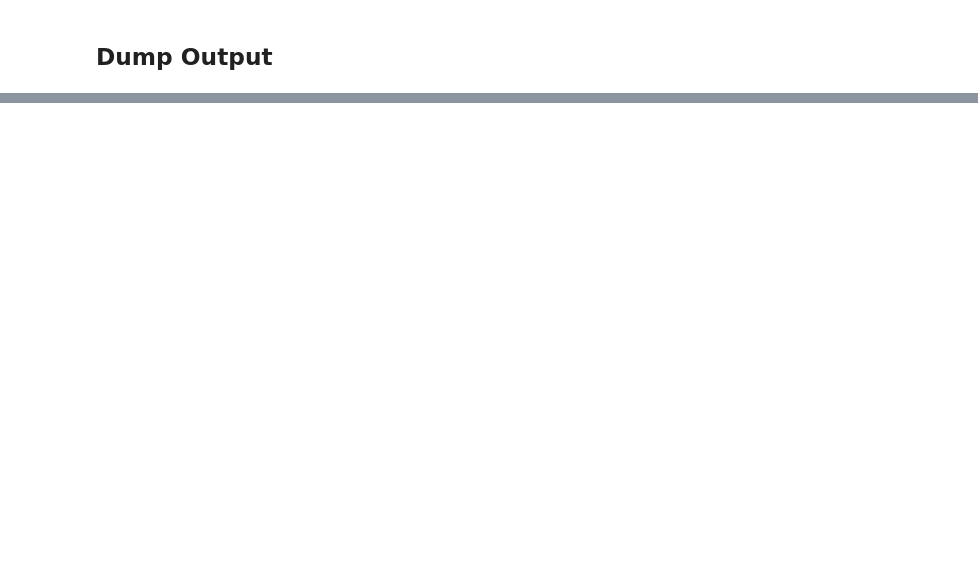
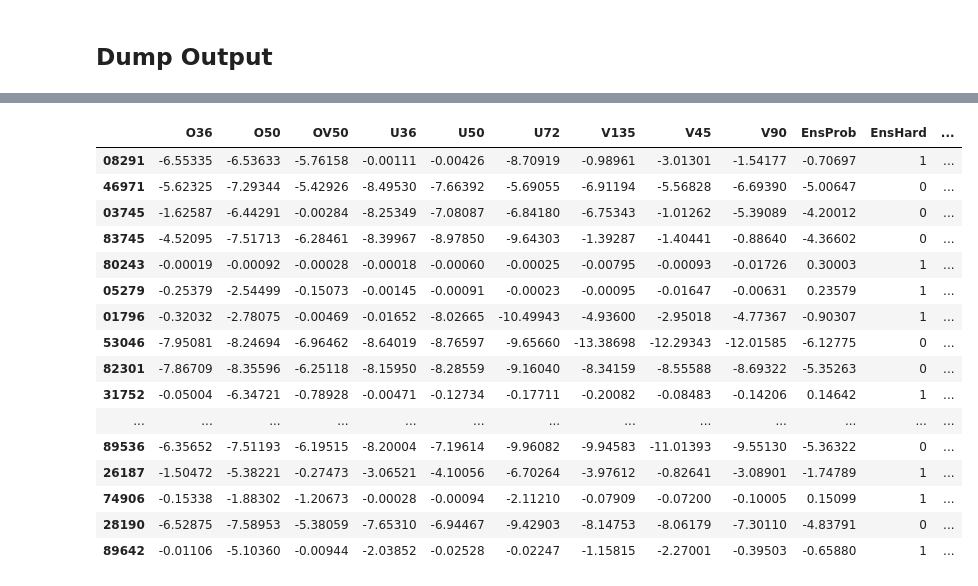
Before and after one commit to obarnard99/vilio, a Jupyter notebook: ens.ipynb, the cells around one changed output, grey strips where cells are left out. Drawn from its saved outputs; the diff is of its cells as text; code cells hidden in the pictures; blank space fills up the shorter version.

```diff
--- a/ens.ipynb
+++ b/ens.ipynb
@@ -14,6 +15,7 @@ from utils.ens import *
 # %%
 pd.set_option("display.width", 180)
 pd.set_option("display.max_rows", None)
+pd.set_option('display.float_format', lambda x: '%.5f' % x)
 # %% [markdown]
 ## Load Data
 # %%
@@ -22,6 +24,7 @@ gt_path = './data'
 # %%
 # Ground truth
 gt = pd.read_json(os.path.join(gt_path, 'dev_seen.jsonl'), lines=True)
+dev_or = {'Correct': gt}
 
 dev, ts, tu = {}, {}, {}
 print('Loading data:')
@@ -39,6 +42,7 @@ for csv in sorted(os.listdir(path)):
             ts[name] = pd.read_csv(os.path.join(path, csv))
             ts_idx = ts[name].id.values
 
+dev_or.update(dev)
 dev_probas = pd.DataFrame({k: v.proba.values for k, v in dev.items()})
 #dev_probas.set_index(dev_idx, inplace=True)
 ts_probas = pd.DataFrame({k: v.proba.values for k, v in ts.items()})
@@ -207,6 +218,8 @@ experiment = 'OVU2'
 acc, threshold = acc_from_roc(gt.label, dev_best)
 
 # As Simplex at some point simply weighs the highest of all - lets take sx as the final prediction after x loops
+dev_labels = dev_best.apply(lambda x: 1 if x > threshold else 0)
+dev_out = pd.DataFrame({'id': dev_idx, 'proba': dev_best, 'label': dev_labels})
 ts_labels = ts_best.apply(lambda x: 1 if x > threshold else 0)
 ts_out = pd.DataFrame({'id': ts_idx, 'proba': ts_best, 'label': ts_labels})
 tu_labels = tu_best.apply(lambda x: 1 if x > threshold else 0)
@@ -219,0 +258,26 @@ acc
+# %%
+compare = pd.DataFrame({k: v.proba.values for k, v in dev_or.items() if k != 'Correct'})
+compare['EnsProb'] = dev_out.proba.values
+compare['EnsHard'] = dev_out.label.values
+compare['Correct'] = gt.label.values
+full_idx = gt.img.apply(lambda x: x[4:-4]).values
+compare.set_index(full_idx, inplace=True)
+compare
+# %% [output]
+|  | O36 | O50 | OV50 | U36 | U50 | U72 | V135 | V45 | V90 | EnsProb | EnsHard | ... |
+| 08291 | -6.55335 | -6.53633 | -5.76158 | -0.00111 | -0.00426 | -8.70919 | -0.98961 | -3.01301 | -1.54177 | -0.70697 | 1 | ... |
+| 46971 | -5.62325 | -7.29344 | -5.42926 | -8.49530 | -7.66392 | -5.69055 | -6.91194 | -5.56828 | -6.69390 | -5.00647 | 0 | ... |
+| 03745 | -1.62587 | -6.44291 | -0.00284 | -8.25349 | -7.08087 | -6.84180 | -6.75343 | -1.01262 | -5.39089 | -4.20012 | 0 | ... |
+| 83745 | -4.52095 | -7.51713 | -6.28461 | -8.39967 | -8.97850 | -9.64303 | -1.39287 | -1.40441 | -0.88640 | -4.36602 | 0 | ... |
+| 80243 | -0.00019 | -0.00092 | -0.00028 | -0.00018 | -0.00060 | -0.00025 | -0.00795 | -0.00093 | -0.01726 | 0.30003 | 1 | ... |
+| 05279 | -0.25379 | -2.54499 | -0.15073 | -0.00145 | -0.00091 | -0.00023 | -0.00095 | -0.01647 | -0.00631 | 0.23579 | 1 | ... |
+| 01796 | -0.32032 | -2.78075 | -0.00469 | -0.01652 | -8.02665 | -10.49943 | -4.93600 | -2.95018 | -4.77367 | -0.90307 | 1 | ... |
+| 53046 | -7.95081 | -8.24694 | -6.96462 | -8.64019 | -8.76597 | -9.65660 | -13.38698 | -12.29343 | -12.01585 | -6.12775 | 0 | ... |
+| 82301 | -7.86709 | -8.35596 | -6.25118 | -8.15950 | -8.28559 | -9.16040 | -8.34159 | -8.55588 | -8.69322 | -5.35263 | 0 | ... |
+| 31752 | -0.05004 | -6.34721 | -0.78928 | -0.00471 | -0.12734 | -0.17711 | -0.20082 | -0.08483 | -0.14206 | 0.14642 | 1 | ... |
+| ... | ... | ... | ... | ... | ... | ... | ... | ... | ... | ... | ... | ... |
+| 89536 | -6.35652 | -7.51193 | -6.19515 | -8.20004 | -7.19614 | -9.96082 | -9.94583 | -11.01393 | -9.55130 | -5.36322 | 0 | ... |
+| 26187 | -1.50472 | -5.38221 | -0.27473 | -3.06521 | -4.10056 | -6.70264 | -3.97612 | -0.82641 | -3.08901 | -1.74789 | 1 | ... |
+| 74906 | -0.15338 | -1.88302 | -1.20673 | -0.00028 | -0.00094 | -2.11210 | -0.07909 | -0.07200 | -0.10005 | 0.15099 | 1 | ... |
+| 28190 | -6.52875 | -7.58953 | -5.38059 | -7.65310 | -6.94467 | -9.42903 | -8.14753 | -8.06179 | -7.30110 | -4.83791 | 0 | ... |
+| 89642 | -0.01106 | -5.10360 | -0.00944 | -2.03852 | -0.02528 | -0.02247 | -1.15815 | -2.27001 | -0.39503 | -0.65880 | 1 | ... |
```
Also changed, not shown: parts of 12 cells of this notebook.
